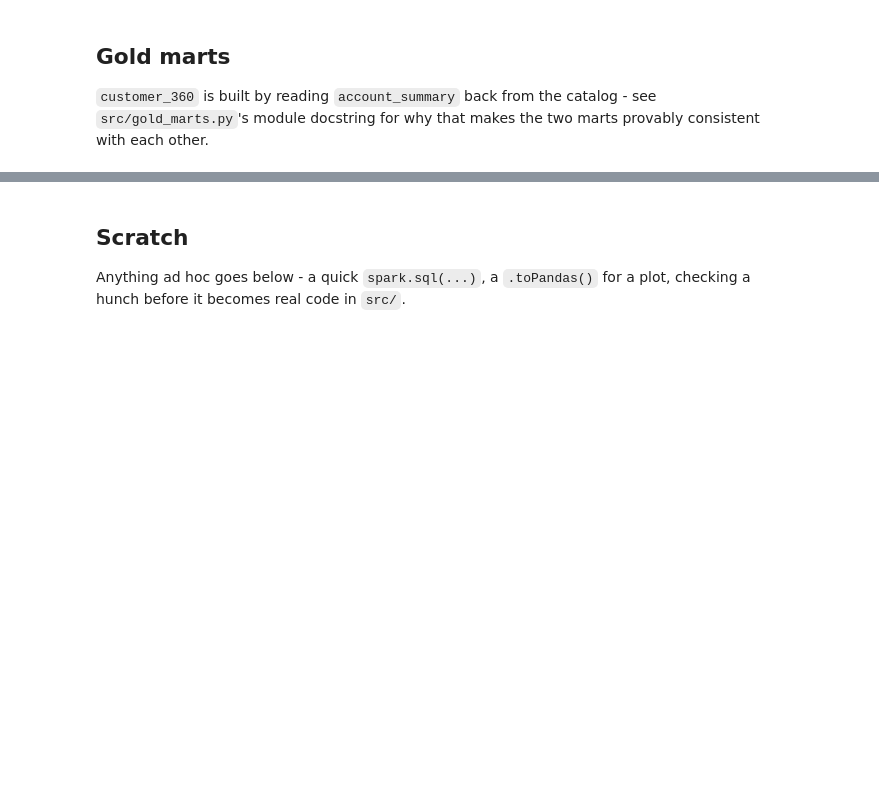
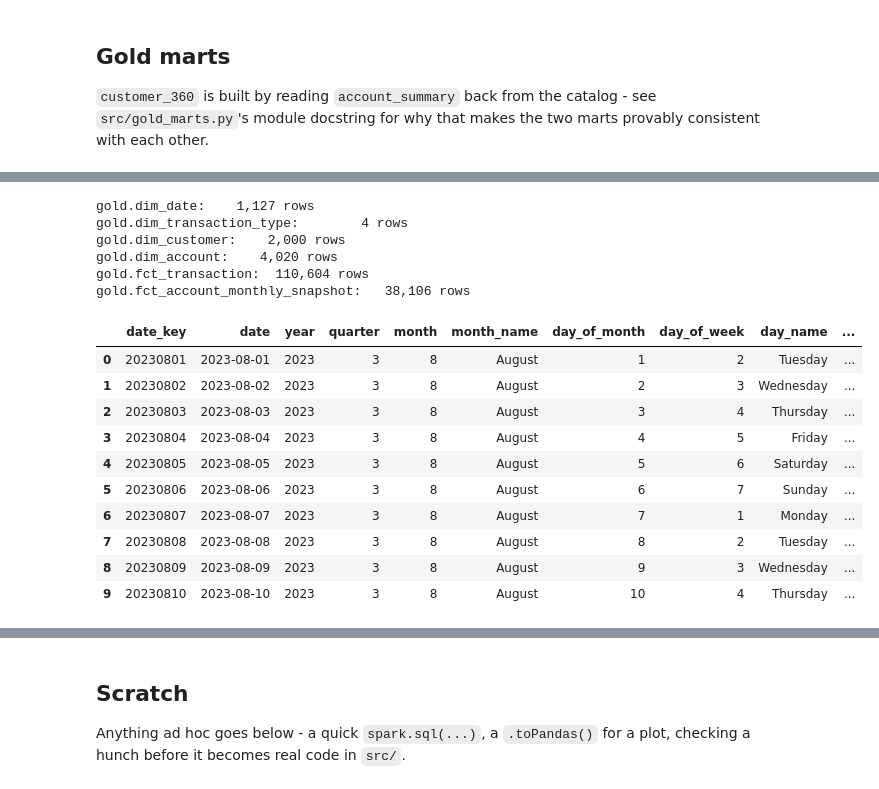
Before and after one commit to meedaycodes/fintech-lakehouse, a Jupyter notebook: notebooks/explore.ipynb, the cells around one changed output, grey strips where cells are left out. Cells and saved outputs as stored; diff of their text form; code cells hidden in the pictures; blank space fills up the shorter version.

Commit message:
Show the gold Kimball star tables in explore.ipynb
Co-Authored-By: Claude Sonnet 5 <noreply@anthropic.com>

```diff
--- a/notebooks/explore.ipynb
+++ b/notebooks/explore.ipynb
@@ -79,0 +102,25 @@ spark.table(f"{CATALOG_NAME}.gold.account_summary").orderBy("account_id").limit(
+# %%
+for t in ["dim_date", "dim_transaction_type", "dim_customer", "dim_account",
+          "fct_transaction", "fct_account_monthly_snapshot"]:
+    print(f"gold.{t}: {spark.table(f'{CATALOG_NAME}.gold.{t}').count():>8,} rows")
+# %% [output]
+gold.dim_date:    1,127 rows
+gold.dim_transaction_type:        4 rows
+gold.dim_customer:    2,000 rows
+gold.dim_account:    4,020 rows
+gold.fct_transaction:  110,604 rows
+gold.fct_account_monthly_snapshot:   38,106 rows
+# %%
+spark.table(f"{CATALOG_NAME}.gold.dim_date").orderBy("date_key").limit(10).toPandas()
+# %% [output]
+|  | date_key | date | year | quarter | month | month_name | day_of_month | day_of_week | day_name | ... |
+| 0 | 20230801 | 2023-08-01 | 2023 | 3 | 8 | August | 1 | 2 | Tuesday | ... |
+| 1 | 20230802 | 2023-08-02 | 2023 | 3 | 8 | August | 2 | 3 | Wednesday | ... |
+| 2 | 20230803 | 2023-08-03 | 2023 | 3 | 8 | August | 3 | 4 | Thursday | ... |
+| 3 | 20230804 | 2023-08-04 | 2023 | 3 | 8 | August | 4 | 5 | Friday | ... |
+| 4 | 20230805 | 2023-08-05 | 2023 | 3 | 8 | August | 5 | 6 | Saturday | ... |
+| 5 | 20230806 | 2023-08-06 | 2023 | 3 | 8 | August | 6 | 7 | Sunday | ... |
+| 6 | 20230807 | 2023-08-07 | 2023 | 3 | 8 | August | 7 | 1 | Monday | ... |
+| 7 | 20230808 | 2023-08-08 | 2023 | 3 | 8 | August | 8 | 2 | Tuesday | ... |
+| 8 | 20230809 | 2023-08-09 | 2023 | 3 | 8 | August | 9 | 3 | Wednesday | ... |
+| 9 | 20230810 | 2023-08-10 | 2023 | 3 | 8 | August | 10 | 4 | Thursday | ... |
```
Also changed, not shown: parts of 10 cells of this notebook.
